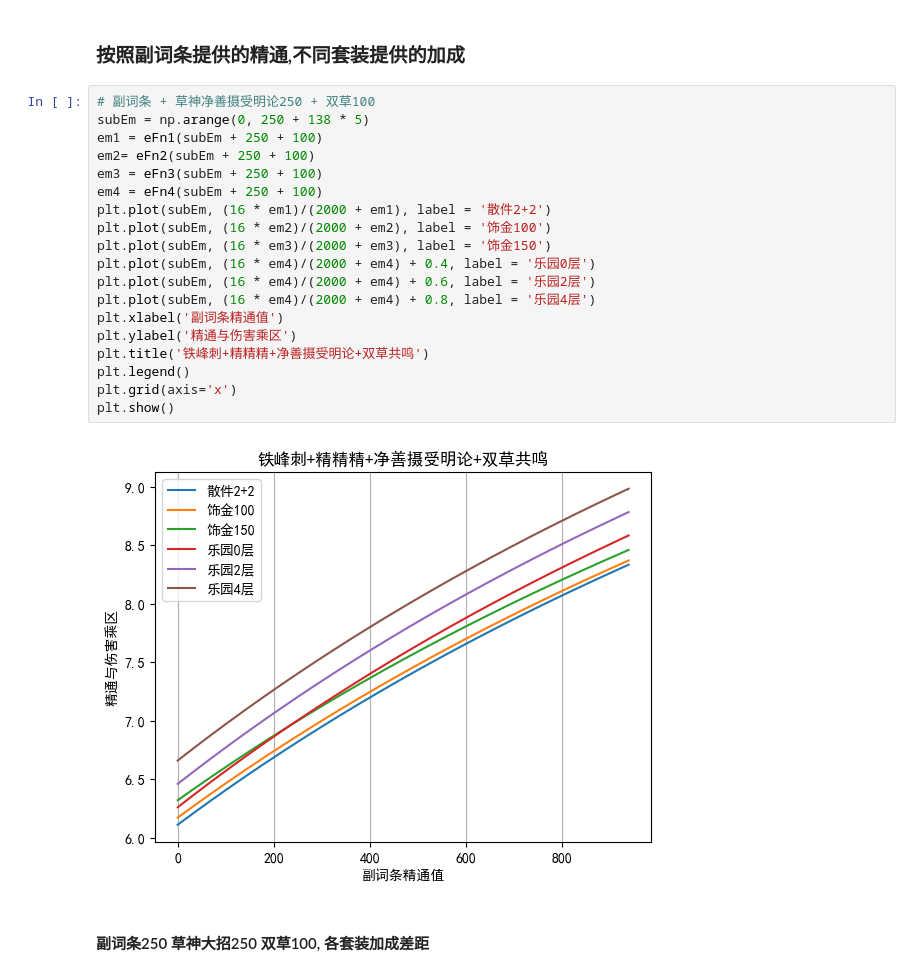
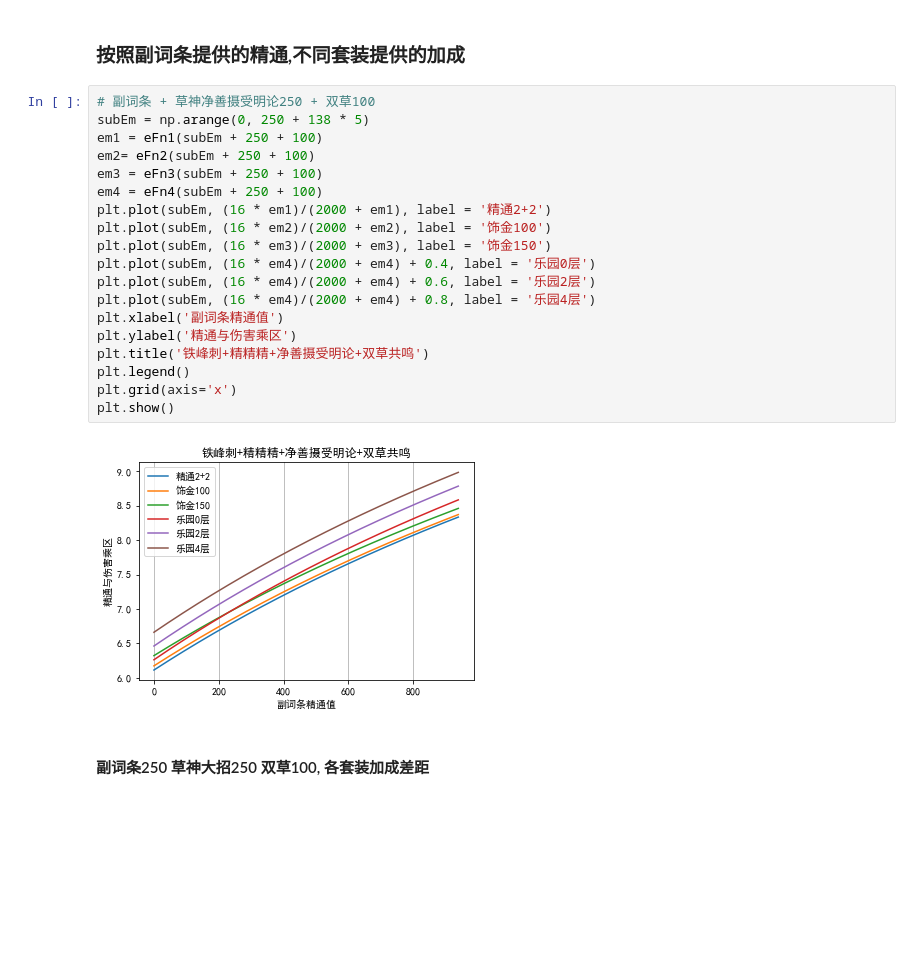
Before and after one commit to muedsa/mihoyo-lab-notebook, a Jupyter notebook: bloom-reactions.ipynb, the cells around one changed output. Cells and saved outputs as stored; diff of their text form; blank space fills up the shorter version.

```diff
--- a/bloom-reactions.ipynb
+++ b/bloom-reactions.ipynb
@@ -102,24 +102,24 @@ def eFn4(otherEm):
 # %%
 # 副词条 + 草神净善摄受明论250 + 双草100
 subEm = np.arange(0, 250 + 138 * 5)
 em1 = eFn1(subEm + 250 + 100)
 em2= eFn2(subEm + 250 + 100)
 em3 = eFn3(subEm + 250 + 100)
 em4 = eFn4(subEm + 250 + 100)
-plt.plot(subEm, (16 * em1)/(2000 + em1), label = '散件2+2')
+plt.plot(subEm, (16 * em1)/(2000 + em1), label = '精通2+2')
 plt.plot(subEm, (16 * em2)/(2000 + em2), label = '饰金100')
 plt.plot(subEm, (16 * em3)/(2000 + em3), label = '饰金150')
 plt.plot(subEm, (16 * em4)/(2000 + em4) + 0.4, label = '乐园0层')
 plt.plot(subEm, (16 * em4)/(2000 + em4) + 0.6, label = '乐园2层')
 plt.plot(subEm, (16 * em4)/(2000 + em4) + 0.8, label = '乐园4层')
 plt.xlabel('副词条精通值')
 plt.ylabel('精通与伤害乘区')
 plt.title('铁峰刺+精精精+净善摄受明论+双草共鸣')
 plt.legend()
 plt.grid(axis='x')
 plt.show()
 # %% [output]
-[figure, old version]
+[figure, new version]
 # %% [markdown]
 #### 副词条250 草神大招250 双草100, 各套装加成差距
 # %%
```
Also changed, not shown: parts of 6 cells of this notebook.
